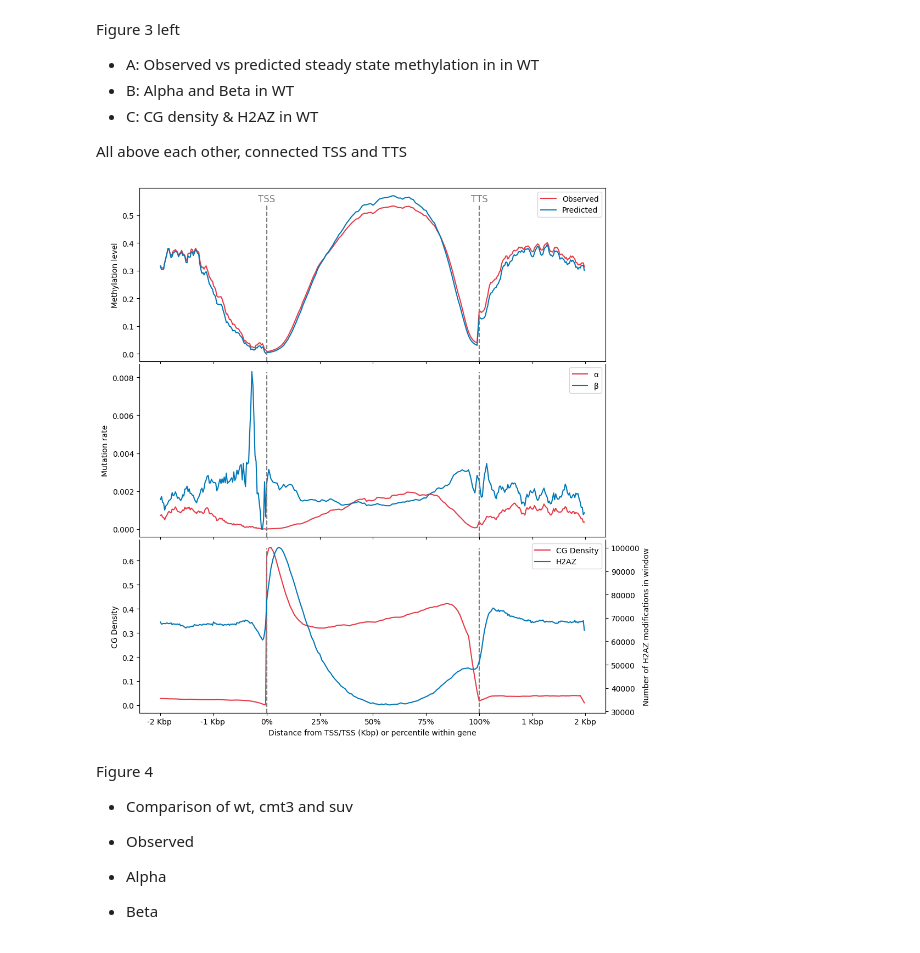
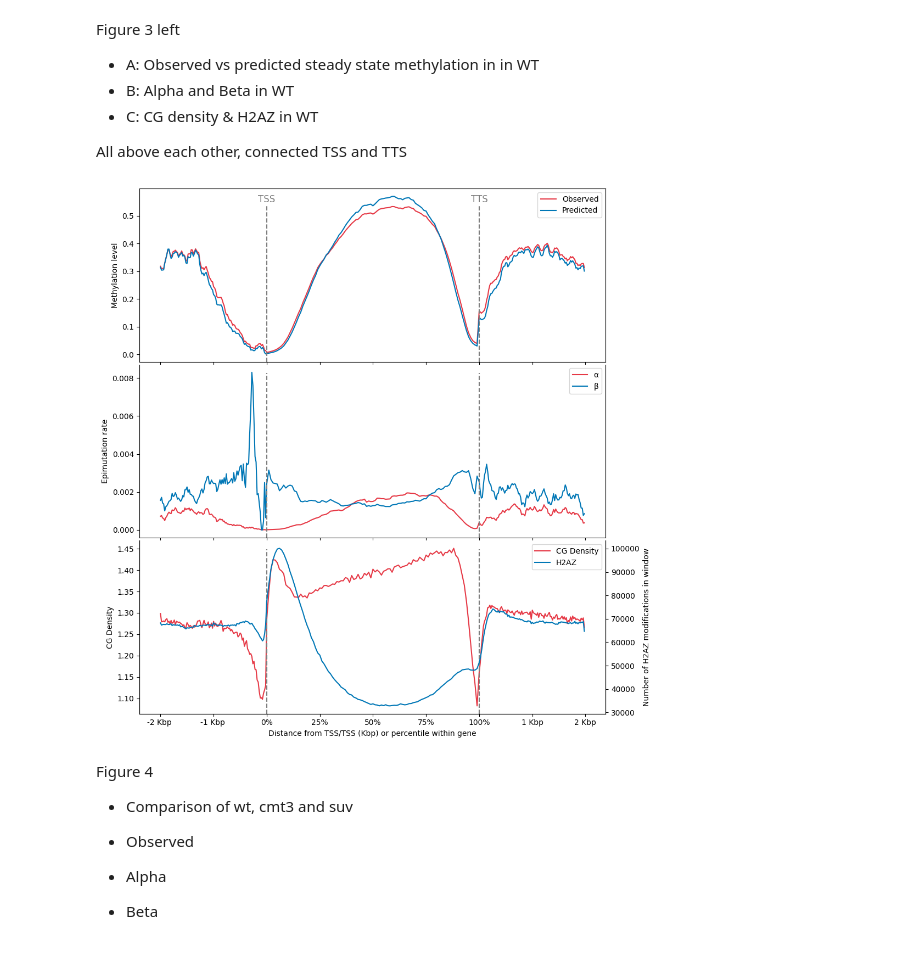
Before and after one commit to constantingoeldel/epigenomics, a Jupyter notebook: plotting.ipynb, the cells around one changed output. Saved outputs shown, nothing was run; the diff lists cells and outputs as text; code cells hidden in the pictures.

Commit message:
more plots

```diff
--- a/plotting.ipynb
+++ b/plotting.ipynb
@@ -20,6 +20,8 @@ data = worksheet.get_all_values()
 
 mods = sheet.worksheet("Mods").get_all_values()
 
+bivariate = sheet.worksheet("Bivariate Analysis").get_all_values()
+
 cmt3raw = sheet.worksheet("CMT3").get_all_values()
 suvraw = sheet.worksheet("SUV").get_all_values()
 # %%
@@ -29,12 +31,14 @@ headers, wt = data[0], data[1:]
 mods_headers, mod = mods[0], mods[1:]
 cmt3_headers, cmt3 = cmt3raw[0], cmt3raw[1:]
 suv_headers, suv = suvraw[0], suvraw[1:]
+bivariate_headers, bivariate = bivariate[0], bivariate[1:]
+
 
 wt = np.array(wt, dtype=np.float32)
 mod = np.array(mod, dtype=np.float32)
 cmt3 = np.array(cmt3, dtype=np.float32)
 suv = np.array(suv, dtype=np.float32)
-
+bivariate = np.array(bivariate, dtype=np.float32)
 
 u = [i for i in range(-500, 0, 5)]
 g=  [i for i in range(0, 1000, 10)]
@@ -46,7 +50,8 @@ obs = wt[:, headers.index('Observed Steady State Methylation')]
 pred = wt[:, headers.index('Predicted Steady State Methylation')]
 alpha = wt[:, headers.index('Alpha')]
 beta = wt[:, headers.index('Beta')]
-cg = wt[:, headers.index('CG Distribution')]
+cg = bivariate[:, bivariate_headers.index('CG Density')]
 cg_density = cg / 60000 # TODO
-h2az = mod[:, mods_headers.index('H2AZ')]
-h2az_compressed = [sum(h2az[i:i+10]) for i in range(0, len(h2az), 10)]
+print(max(cg))
+h2az = bivariate[:, bivariate_headers.index('H2AZ')]
+# h2az_compressed = [sum(h2az[i:i+10]) for i in range(0, len(h2az), 10)]
@@ -74,7 +81,7 @@ b = "#0077b6"
 ax1.plot(x, obs, r, x, pred, b)
 ax2.plot(x, alpha, r, x, beta, b)
 c, = ax3.plot(x, cg_density, r, label='CG Density')
-h, = ax4.plot(x, h2az_compressed, b, label='H2AZ')
+h, = ax4.plot(x, h2az, b, label='H2AZ')
 
 def format_tick(x, pos):
     if x < 0:
@@ -88,36 +95,36 @@ ax1.xaxis.set_major_formatter(plt.FuncFormatter(format_tick))
 ax1.axvline(x=1,ymax=0.9, color='C7', linestyle='--')
 ax1.axvline(x=1001, ymax=0.9,color='C7', linestyle='--')
 ax1.annotate("TSS", xy=(0,0), xytext=(-40, 0.55),  color='C7', fontsize=12)
 ax1.annotate("TTS", xy=(100,0), xytext=(962, 0.55),  color='C7', fontsize=12)
 ax1.legend(['Observed', 'Predicted'], loc='upper right')
 ax1.set_ylabel('Methylation level')
 
 
 
 ax2.axvline(x=1,ymax=0.95, color='C7', linestyle='--')
 ax2.axvline(x=1001, ymax=0.95,color='C7', linestyle='--')
 ax2.legend(['α', 'β'], loc='upper right')
-ax2.set_ylabel("Mutation rate")
+ax2.set_ylabel("Epimutation rate")
 
 ax3.axvline(x=1,ymax=0.95, color='C7', linestyle='--')
 ax3.axvline(x=1001, ymax=0.95,color='C7', linestyle='--')
 ax3.legend([c,h],['CG Density', "H2AZ"], loc='upper right')
 ax3.set_ylabel("CG Density")
 ax3.set_xlabel('Distance from TSS/TSS (Kbp) or percentile within gene')
 ax4.set_ylabel("Number of H2AZ modifications in window")
 
 
 fig.tight_layout(pad=0)
 ax2.spines['top'].set_visible(False)
 ax3.spines['top'].set_visible(False)
 ax4.spines["top"].set_visible(False)
 
 
 
-# plt.savefig("3.png", dpi=450)
+plt.savefig("3.png", dpi=450)
 plt.show()
 # %% [output]
-[figure, old version]
+[figure, new version]
 # %% [markdown]
 Figure 4
 
```
Also changed, not shown: parts of 5 cells of this notebook, 4 other files.
